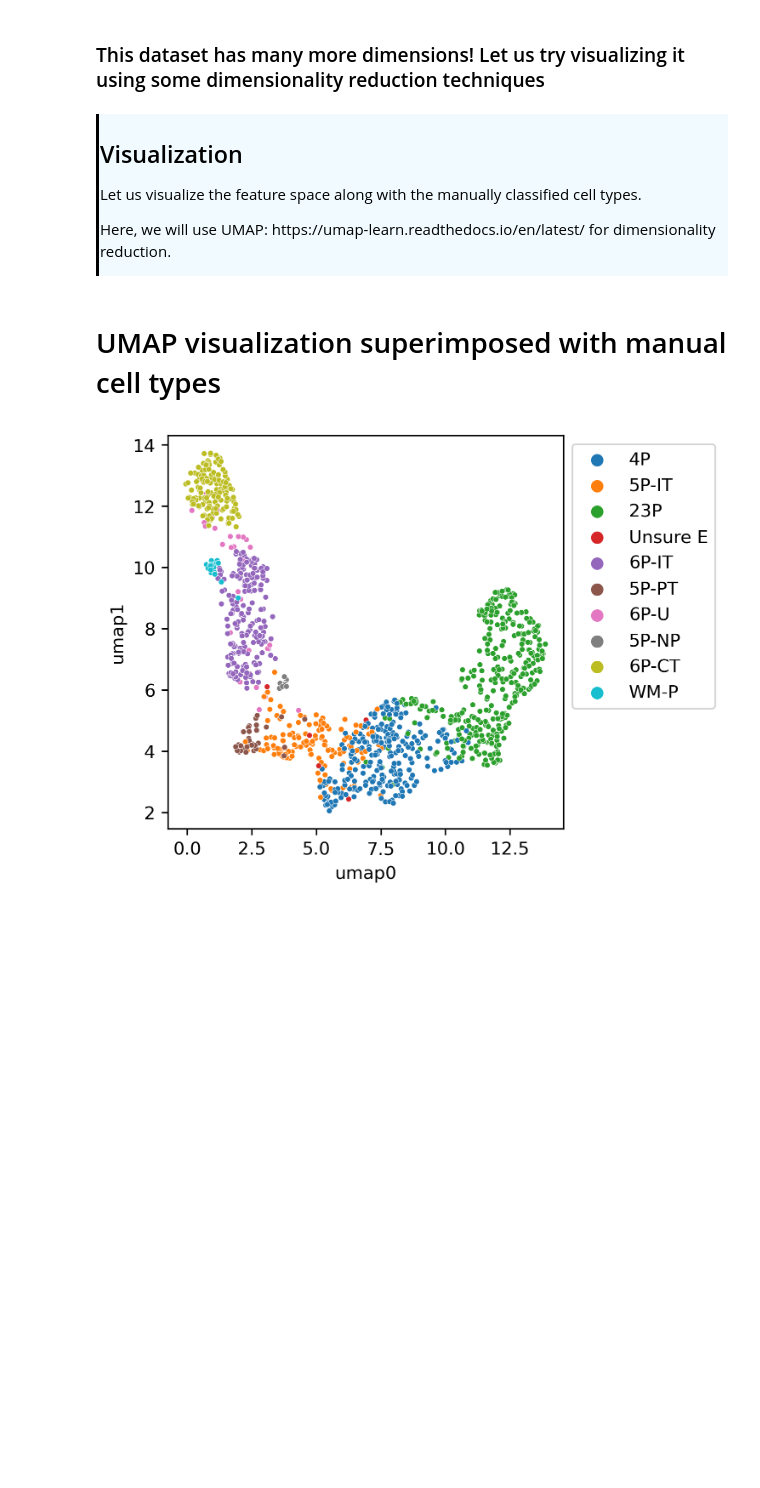
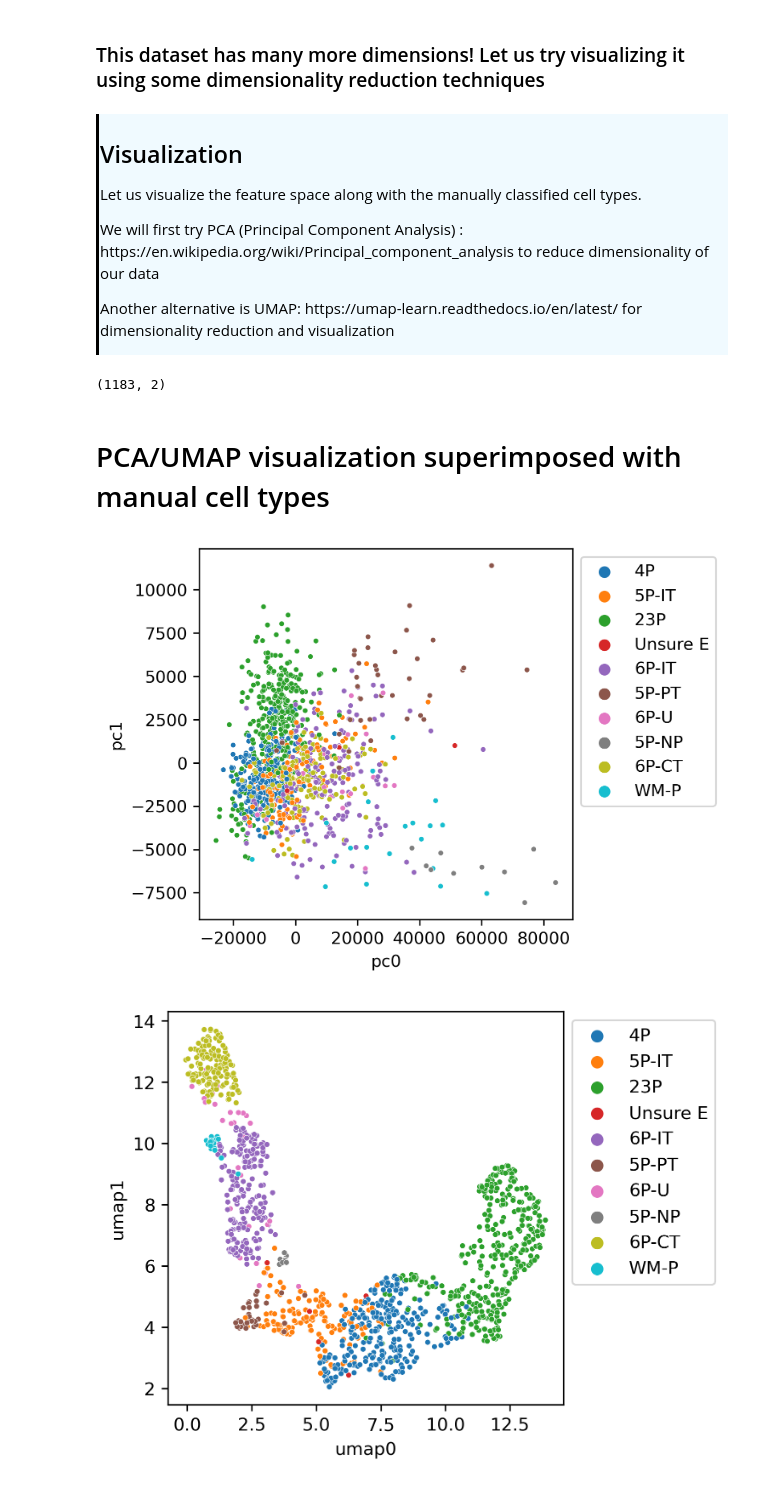
Before and after one commit to AllenInstitute/SWDB_CellTypeFunction, a Jupyter notebook: workshop1_AA/Day3_structuralDataClustering_combined.ipynb, the cells around one changed output. Saved outputs shown, nothing was run; the diff lists cells and outputs as text; code cells hidden in the pictures; blank space fills up the shorter version.

```diff
--- a/workshop1_AA/Day3_structuralDataClustering_combined.ipynb
+++ b/workshop1_AA/Day3_structuralDataClustering_combined.ipynb
@@ -279,4 +274,5 @@ Index(['Unnamed: 0', 'pt_root_id', 'soma_depth', 'tip_len_dist_dendrite_p50',
 <div style="border-left: 3px solid #000; padding: 1px; padding-left: 10px; background: #F0FAFF; ">
 <h2> Visualization </h2>
 <p> Let us visualize the feature space along with the manually classified cell types.
-<p> Here, we will use UMAP: https://umap-learn.readthedocs.io/en/latest/ for dimensionality reduction.
+<p> We will first try PCA (Principal Component Analysis) : https://en.wikipedia.org/wiki/Principal_component_analysis to reduce dimensionality of our data
+<p> Another alternative is UMAP: https://umap-learn.readthedocs.io/en/latest/ for dimensionality reduction and visualization
@@ -283,3 +307,35 @@ Index(['Unnamed: 0', 'pt_root_id', 'soma_depth', 'tip_len_dist_dendrite_p50',
+# %%
+reduced_data.shape
+# %% [output]
+(1183, 2)
+# %%
+# We will append this to the original dataframe as the PC0, PC1 components
+feat_df['pc0'] = reduced_data[:,0]
+feat_df['pc1'] = reduced_data[:,1]
 # %% [markdown]
-# UMAP visualization superimposed with manual cell types
+# PCA/UMAP visualization superimposed with manual cell types
+# %%
+# PCA
+fig, ax = plt.subplots(figsize=(4, 4), dpi=300)
+sns.scatterplot(
+    x="pc0",
+    y="pc1",
+    data=feat_df,
+    s=2,
+    alpha=0.2,
+    color='k',
+)
+
+sns.scatterplot(
+    x="pc0",
+    y="pc1",
+    data=feat_df.query('cell_type_manual != "Unsure I"'),
+    s=10,
+    hue="cell_type_manual",
+
+)
+
+ax.legend().set_bbox_to_anchor((1,1))
+# %% [output]
+[figure, added]
 # %%
```
Also changed, not shown: parts of 4 cells of this notebook.
